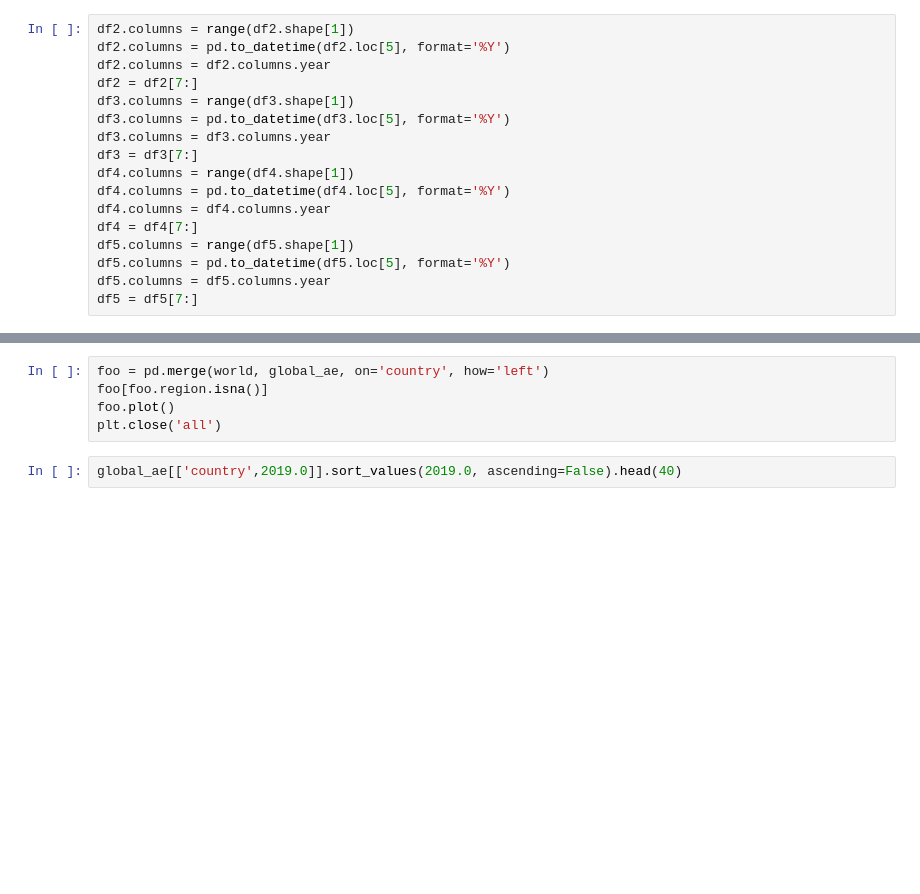
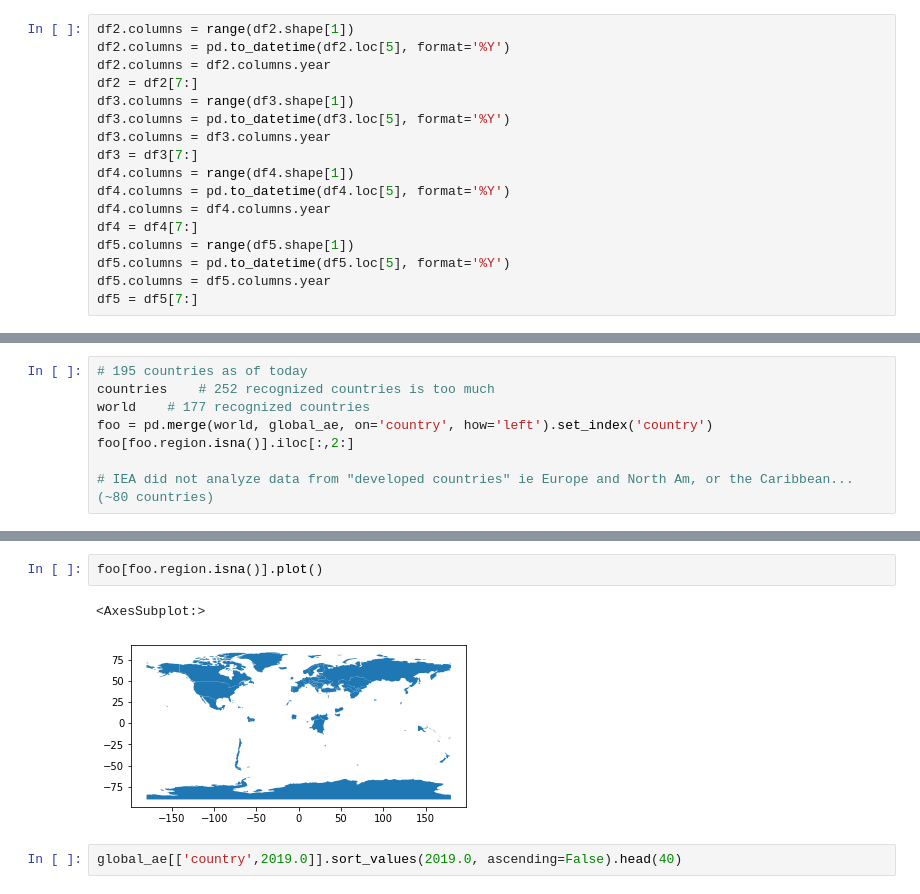
Before and after one commit to bukanif/CYPLAN255-1, a Jupyter notebook: green_remitt/Access to Electricity.ipynb, the cells around one changed output, grey strips where cells are left out. Drawn from its saved outputs; the diff is of its cells as text; blank space fills up the shorter version.

```diff
--- a/green_remitt/Access to Electricity.ipynb
+++ b/green_remitt/Access to Electricity.ipynb
@@ -232,0 +233,8 @@ global_ae
+# %%
+# 195 countries as of today
+countries    # 252 recognized countries is too much
+world    # 177 recognized countries
+foo = pd.merge(world, global_ae, on='country', how='left').set_index('country')
+foo[foo.region.isna()].iloc[:,2:]
+
+# IEA did not analyze data from "developed countries" ie Europe and North Am, or the Caribbean... (~80 countries)
@@ -233,8 +288,8 @@ global_ae
 # %%
-foo = pd.merge(world, global_ae, on='country', how='left')
-foo[foo.region.isna()]
-foo.plot()
-plt.close('all')
+foo[foo.region.isna()].plot()
+# %% [output]
+<AxesSubplot:>
+[figure, added]
 # %%
 global_ae[['country',2019.0]].sort_values(2019.0, ascending=False).head(40)
 # %% [output]
```
Also changed, not shown: parts of 16 cells of this notebook, 1 other file.
